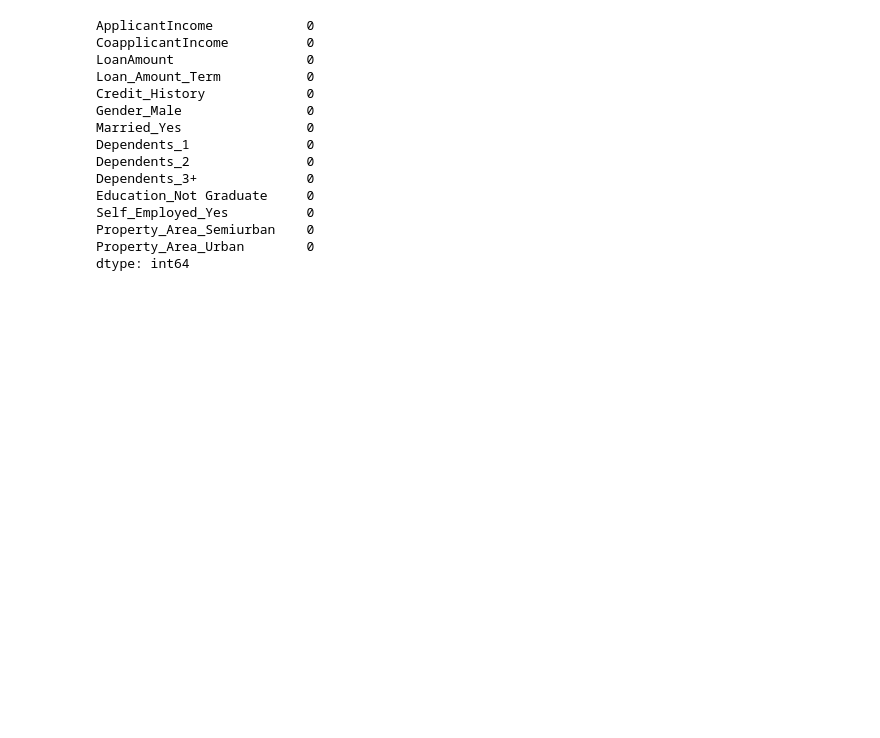
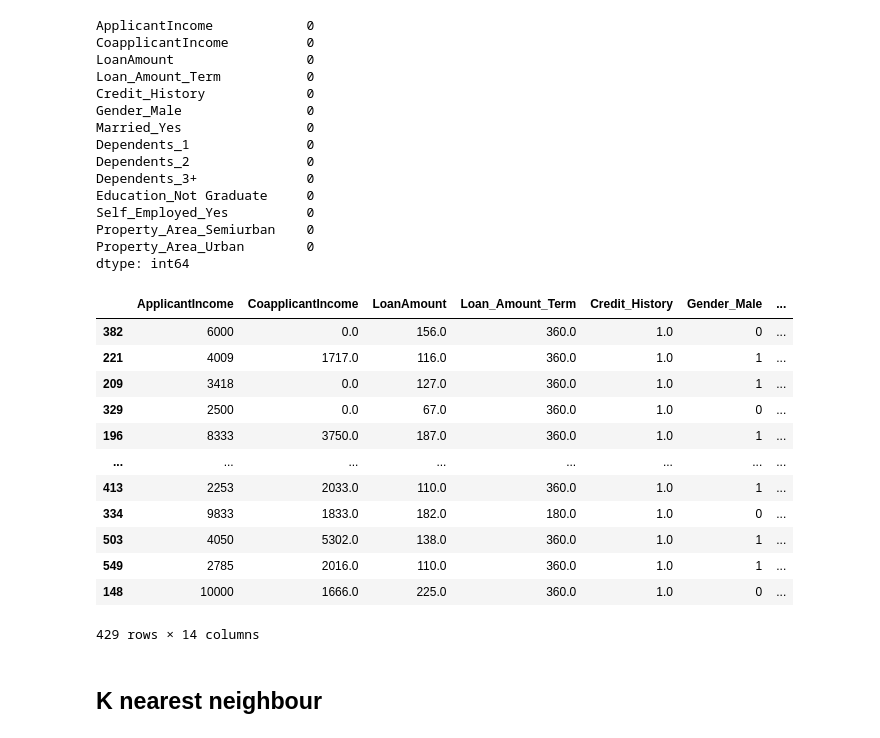
Before and after one commit to novneet/coursera-project, a Jupyter notebook: notebook1.ipynb, the cells around one changed output. Drawn from its saved outputs; the diff is of its cells as text; code cells hidden in the pictures; blank space fills up the shorter version.

```diff
--- a/notebook1.ipynb
+++ b/notebook1.ipynb
@@ -247,3 +266,21 @@ Self_Employed_Yes          0
 Property_Area_Semiurban    0
 Property_Area_Urban        0
 dtype: int64
+# %%
+train_X
+# %% [output]
+|  | ApplicantIncome | CoapplicantIncome | LoanAmount | Loan_Amount_Term | Credit_History | Gender_Male | ... |
+| 382 | 6000 | 0.0 | 156.0 | 360.0 | 1.0 | 0 | ... |
+| 221 | 4009 | 1717.0 | 116.0 | 360.0 | 1.0 | 1 | ... |
+| 209 | 3418 | 0.0 | 127.0 | 360.0 | 1.0 | 1 | ... |
+| 329 | 2500 | 0.0 | 67.0 | 360.0 | 1.0 | 0 | ... |
+| 196 | 8333 | 3750.0 | 187.0 | 360.0 | 1.0 | 1 | ... |
+| ... | ... | ... | ... | ... | ... | ... | ... |
+| 413 | 2253 | 2033.0 | 110.0 | 360.0 | 1.0 | 1 | ... |
+| 334 | 9833 | 1833.0 | 182.0 | 180.0 | 1.0 | 0 | ... |
+| 503 | 4050 | 5302.0 | 138.0 | 360.0 | 1.0 | 1 | ... |
+| 549 | 2785 | 2016.0 | 110.0 | 360.0 | 1.0 | 1 | ... |
+| 148 | 10000 | 1666.0 | 225.0 | 360.0 | 1.0 | 0 | ... |
+429 rows × 14 columns
+# %% [markdown]
+## K nearest neighbour
```
Also changed, not shown: parts of 6 cells of this notebook.
